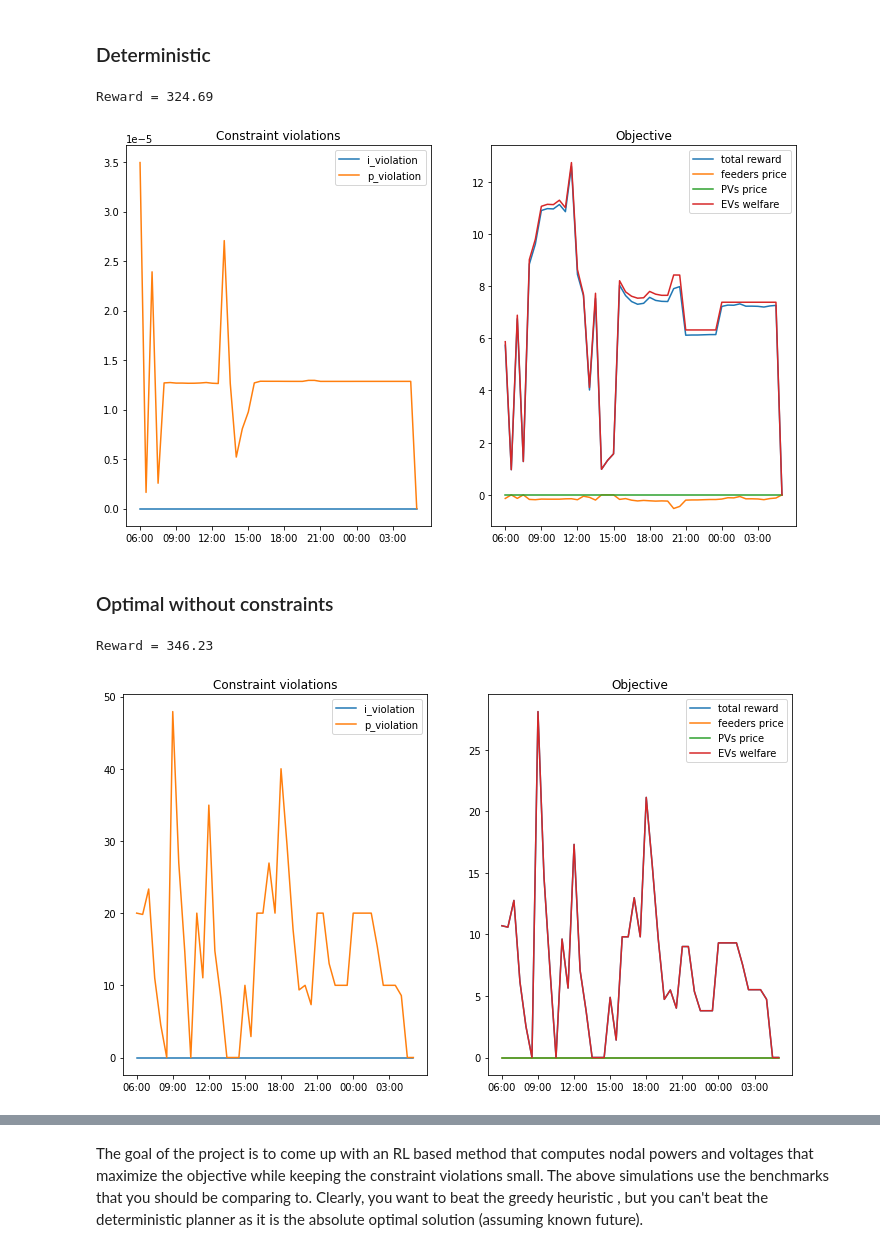
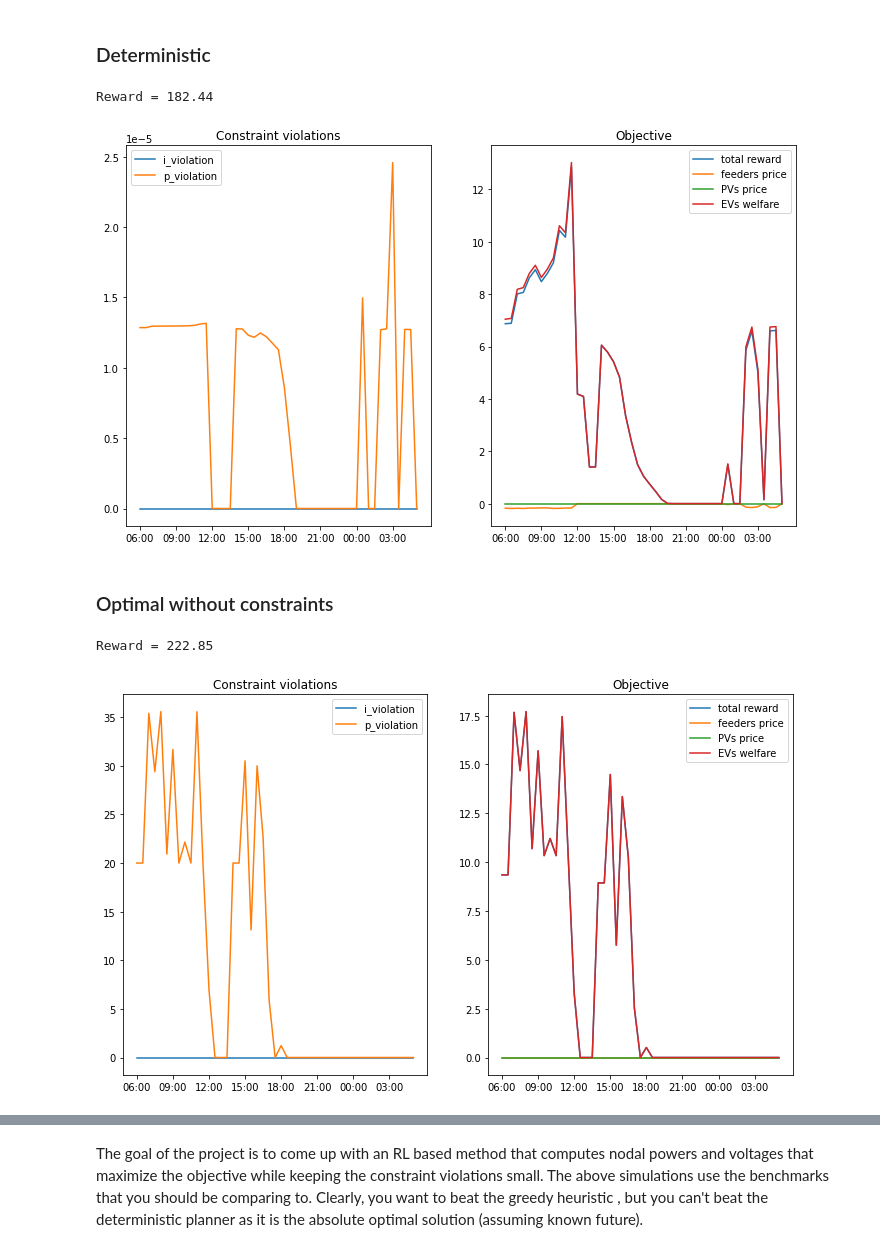
Before and after one commit to V0XNIHILI/RL-EVCP, a Jupyter notebook: notebooks/experiments/sample_run.ipynb, the cells around one changed output, grey strips where cells are left out. Cells and saved outputs as stored; diff of their text form; code cells hidden in the pictures.

```diff
--- a/notebooks/experiments/sample_run.ipynb
+++ b/notebooks/experiments/sample_run.ipynb
@@ -35,7 +32,9 @@ config = {'path_to_data': path_to_project + '/data/',
           'ev_utility_coef_mean': 1, # Mean value of the utility coefficient for the EVs
           'ev_utility_coef_scale': 0.13, # STD of the utility coefficient for the EVs
           'days_per_month_train': 20, # Days per month for training
-          'ev_session_months_train': ['01', '02', '03', '04', '06', '07', '08', '09', '10', '11',],
+          'ev_session_months_train': ['01',
+        #   '02', '03', '04', '06', '07', '08', '09', '10', '11',
+          ],
            # Months to sample EV sessions for training
           'grid_to_use': 'ieee16', # What grid topology to use. Now supports only IEEE16.
           'ev_session_months_test': ['05', '12'], # Months to sample EV sessions for test
@@ -113,8 +112,8 @@ Reward = 316.21
 # %% [markdown]
 ### Deterministic
 # %%
-np.random.seed(6)
-env.reset(episode_index=6, train=True)
+np.random.seed(2204672)
+env.reset(episode_index=24, train=True)
 
 p_lbs, p_ubs, v_lbs, v_ubs, u, evs_dict = env.compute_full_state()
 p_det, v_det, model = compute_deterministic_solution(env.dt_min, evs_dict, u[0], p_lbs[0],
@@ -135,33 +134,33 @@ while not env.done:
 print('Reward = %.2f' % total_reward)
 plot_results(env, results_list, figsize=(12, 7))
 # %% [output]
-Reward = 324.69
+Reward = 182.44
-[figure, old version]
+[figure, new version]
 # %% [markdown]
 ### Optimal without constraints
 # %%
-np.random.seed(6)
-env.reset(episode_index=6, train=True)
+np.random.seed(2204672)
+env.reset(episode_index=24, train=True)
 
 results_list = []
 total_reward = 0
 i_violations = 0
 p_violations = 0
 
 while not env.done:
     state = env.compute_current_state()
     reshaped_state = state.reshape(-1, env.n_devices)
     p_lbs_t, p_ubs_t, v_lbs_t, v_ubs_t, u_t = reshaped_state[0], reshaped_state[1], reshaped_state[2], reshaped_state[3], reshaped_state[4]
     action = np.concatenate((p_ubs_t,v_ubs_t), axis=0)
 
 
     _, _, _, result = env.step(action)
     total_reward += result['reward']
     results_list.append(result)
 
 print('Reward = %.2f' % total_reward)
 plot_results(env, results_list, figsize=(12, 7))
 # %% [output]
-Reward = 346.23
+Reward = 222.85
-[figure, old version]
+[figure, new version]
 # %%
```
Also changed, not shown: parts of 4 cells of this notebook, 3 other files.
